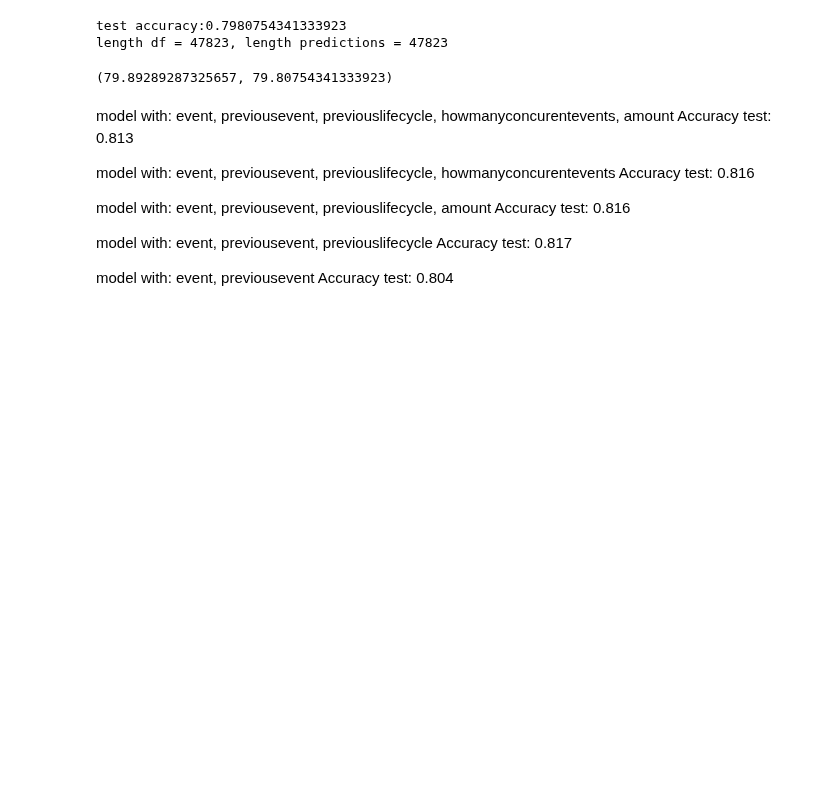
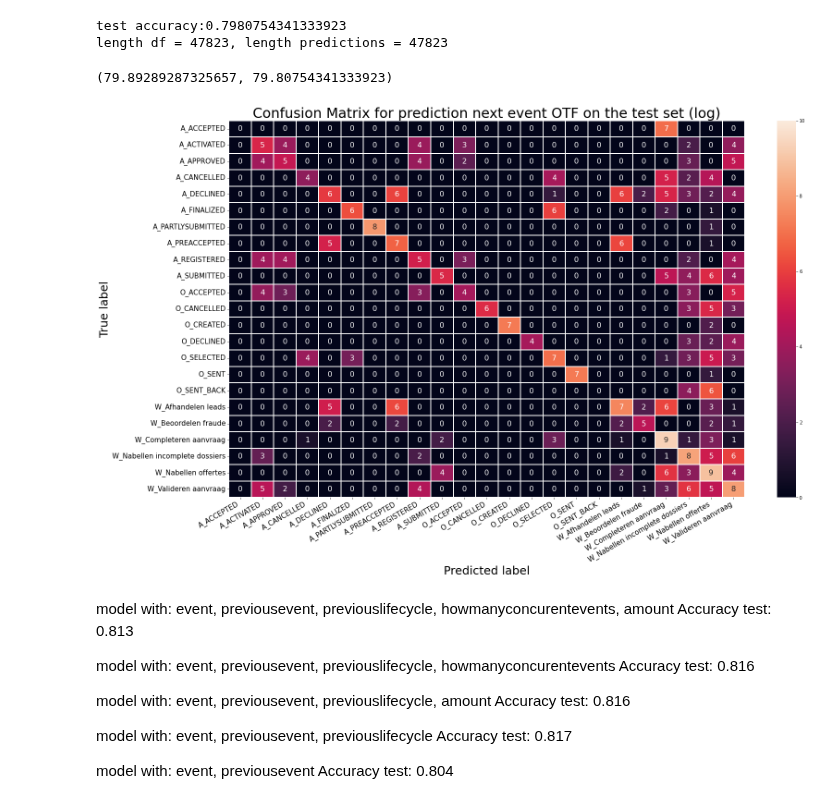
Before and after one commit to Elite-NL/Process_Mining, a Jupyter notebook: event_onTheFly.ipynb, the cells around one changed output. Drawn from its saved outputs; the diff is of its cells as text; code cells hidden in the pictures; blank space fills up the shorter version.

```diff
--- a/event_onTheFly.ipynb
+++ b/event_onTheFly.ipynb
@@ -313,12 +320,18 @@ caseStorage = {}
 
 count_test=0
 predictions_index_test = []
+y_pred = []
+y_true = []
 for key in errorStorage:
+    y_pred.append(errorStorage[key][3])
+    y_true.append(errorStorage[key][4])
     count_test += errorStorage[key][2]
     predictions_index_test.append([key, errorStorage[key][3]])
+
 len_set_test = len(errorStorage)
 test_acc_event_otf = count_test/len_set_test
 print(f'test accuracy:{test_acc_event_otf}')
+
 for case in caseStorage:
     predictions_index_test.append([caseStorage[case][8], caseStorage[case][7]])
 print(f'length df = {len(df_test)}, length predictions = {len(predictions_index_test)}')
@@ -341,6 +354,48 @@ test_event_accuracy = len(df_test[(df_test[pred_event_otf].shift(periods=1)==df_
 training_event_accuracy, test_event_accuracy
 # %% [output]
 (79.89289287325657, 79.80754341333923)
+# %%
+axis_labels = sorted(list(set(y_true)))
+matrix = np.log(confusion_matrix(y_true, y_pred, labels=axis_labels))
+df_matrix = pd.DataFrame(matrix, index=axis_labels, columns=axis_labels)
+for x in df_matrix:
+    df_matrix.loc[df_matrix[x]==-np.inf,x] = 0
+#get the number of predictions per group
+group_counts = ["{0:0.0f}".format(value) for value in matrix.flatten()]
+
+#get the percentage of predictions per group
+#group_percentages = ["{0:.0%}".format(value) for value in matrix.flatten()/np.sum(matrix)]
+
+#create labels for each cell of the heatmap
+labels = [f"{v1}" for v1 in group_counts]
+
+#reshape into size of the matrix
+labels = np.asarray(labels).reshape(matrix.shape)
+
+#set fig size depending on the size of the matrix
+plt.figure(figsize=(25,15))
+
+#plot the matrix
+sns.heatmap(df_matrix, fmt='', annot=labels, annot_kws={'size':16}, linewidths = 0.3
+            , linecolor = 'white', cbar = True, vmin=0, vmax=10)
+
+#set event labels and change color scheme of the matrix
+#, xticklabels=events, yticklabels=events, cmap="YlGnBu"
+
+#set x and y label orinetation and size
+plt.xticks(rotation=30, horizontalalignment='right', fontsize = 15)
+plt.yticks(rotation=0, horizontalalignment='right', fontsize = 15)
+
+#add labels to the plot
+plt.xlabel('Predicted label', fontsize=25 )
+plt.ylabel('True label', fontsize=25)
+plt.title('Confusion Matrix for prediction next event OTF on the test set (log)', fontsize=30)
+
+#plt.savefig('confusion_matrix.png')
+
+plt.show()
+# %% [output]
+[figure, added]
 # %% [markdown]
 model with: event, previousevent, previouslifecycle, howmanyconcurentevents, amount
 Accuracy test: 0.813
```
Also changed, not shown: parts of 8 cells of this notebook, 1 other file.
